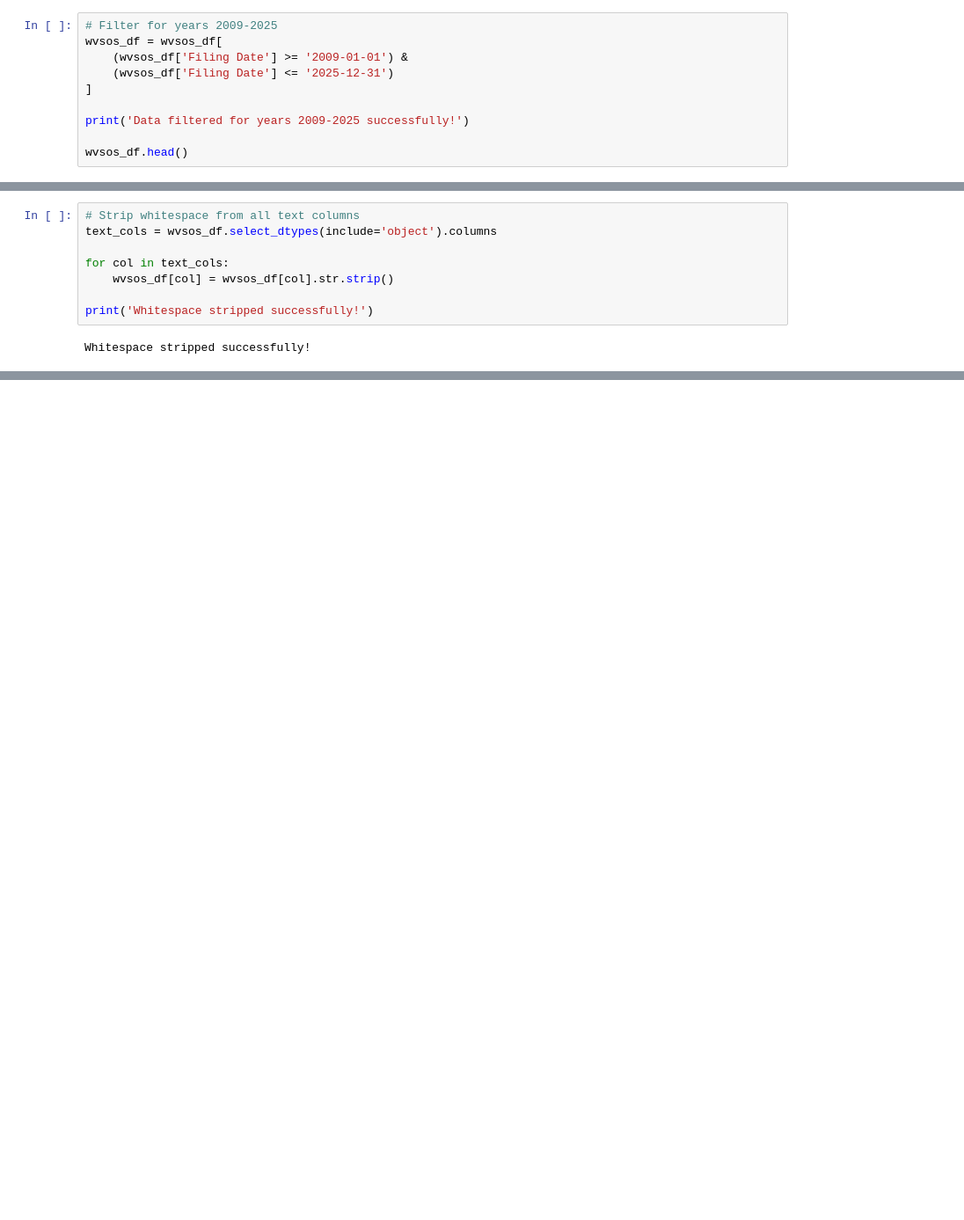
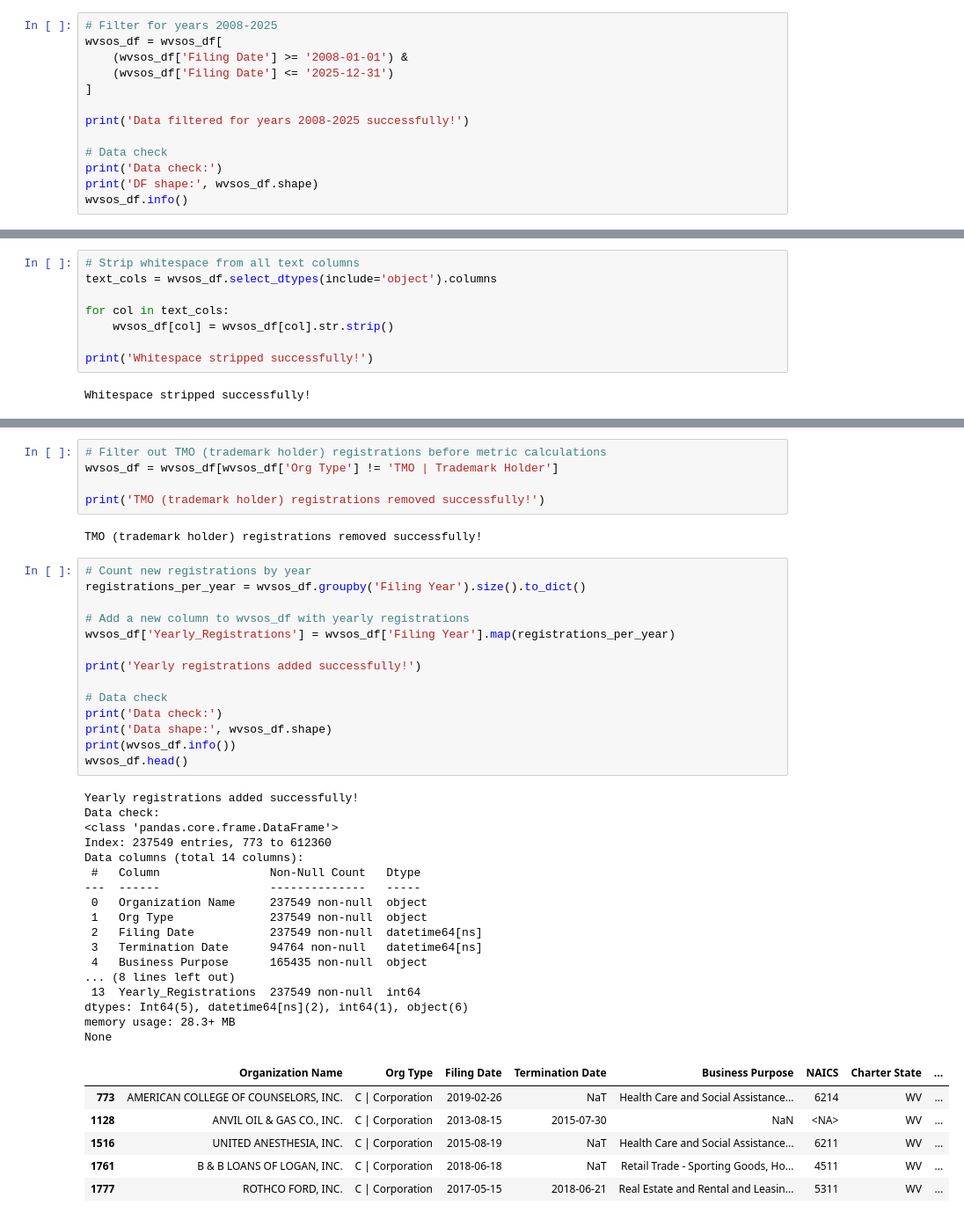
Before and after one commit to bgizzle78/nf-insights-project, a Jupyter notebook: notebooks/wvsos_business_registrations_cleaning.ipynb, the cells around one changed output, grey strips where cells are left out. Shown at 88% size. Drawn from its saved outputs; the diff is of its cells as text; blank space fills up the shorter version.

```diff
--- a/notebooks/wvsos_business_registrations_cleaning.ipynb
+++ b/notebooks/wvsos_business_registrations_cleaning.ipynb
@@ -88,11 +86,14 @@ memory usage: 28.4+ MB
 # %%
-# Filter for years 2009-2025
+# Filter for years 2008-2025
 wvsos_df = wvsos_df[
-    (wvsos_df['Filing Date'] >= '2009-01-01') &
+    (wvsos_df['Filing Date'] >= '2008-01-01') &
     (wvsos_df['Filing Date'] <= '2025-12-31')
 ]
 
-print('Data filtered for years 2009-2025 successfully!')
+print('Data filtered for years 2008-2025 successfully!')
 
-wvsos_df.head()
+# Data check
+print('Data check:')
+print('DF shape:', wvsos_df.shape)
+wvsos_df.info()
 # %% [output]
@@ -244,0 +467,45 @@ Number of nulls in Filing Date: 0
+# %%
+# Filter out TMO (trademark holder) registrations before metric calculations
+wvsos_df = wvsos_df[wvsos_df['Org Type'] != 'TMO | Trademark Holder']
+
+print('TMO (trademark holder) registrations removed successfully!')
+# %% [output]
+TMO (trademark holder) registrations removed successfully!
+# %%
+# Count new registrations by year
+registrations_per_year = wvsos_df.groupby('Filing Year').size().to_dict()
+
+# Add a new column to wvsos_df with yearly registrations
+wvsos_df['Yearly_Registrations'] = wvsos_df['Filing Year'].map(registrations_per_year)
+
+print('Yearly registrations added successfully!')
+
+# Data check
+print('Data check:')
+print('Data shape:', wvsos_df.shape)
+print(wvsos_df.info())
+wvsos_df.head()
+# %% [output]
+Yearly registrations added successfully!
+Data check:
+<class 'pandas.core.frame.DataFrame'>
+Index: 237549 entries, 773 to 612360
+Data columns (total 14 columns):
+ #   Column                Non-Null Count   Dtype
+---  ------                --------------   -----
+ 0   Organization Name     237549 non-null  object
+ 1   Org Type              237549 non-null  object
+ 2   Filing Date           237549 non-null  datetime64[ns]
+ 3   Termination Date      94764 non-null   datetime64[ns]
+ 4   Business Purpose      165435 non-null  object
+... (8 lines left out)
+ 13  Yearly_Registrations  237549 non-null  int64
+dtypes: Int64(5), datetime64[ns](2), int64(1), object(6)
+memory usage: 28.3+ MB
+None
+|  | Organization Name | Org Type | Filing Date | Termination Date | Business Purpose | NAICS | Charter State | ... |
+| 773 | AMERICAN COLLEGE OF COUNSELORS, INC. | C | Corporation | 2019-02-26 | NaT | Health Care and Social Assistance... | 6214 | WV | ... |
+| 1128 | ANVIL OIL & GAS CO., INC. | C | Corporation | 2013-08-15 | 2015-07-30 | NaN | <NA> | WV | ... |
+| 1516 | UNITED ANESTHESIA, INC. | C | Corporation | 2015-08-19 | NaT | Health Care and Social Assistance... | 6211 | WV | ... |
+| 1761 | B & B LOANS OF LOGAN, INC. | C | Corporation | 2018-06-18 | NaT | Retail Trade - Sporting Goods, Ho... | 4511 | WV | ... |
+| 1777 | ROTHCO FORD, INC. | C | Corporation | 2017-05-15 | 2018-06-21 | Real Estate and Rental and Leasin... | 5311 | WV | ... |
```
Also changed, not shown: parts of 22 cells of this notebook, 3 other files.
